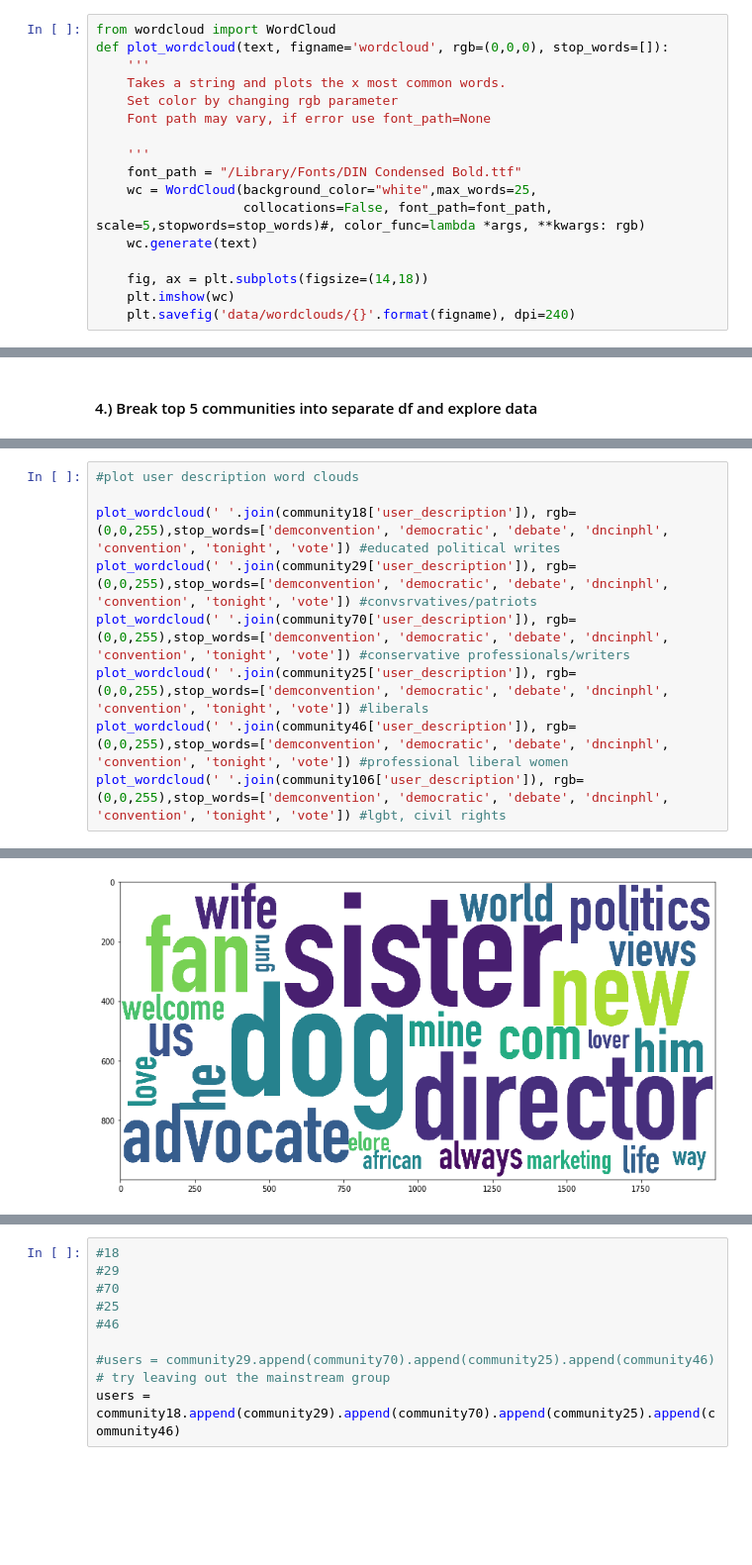
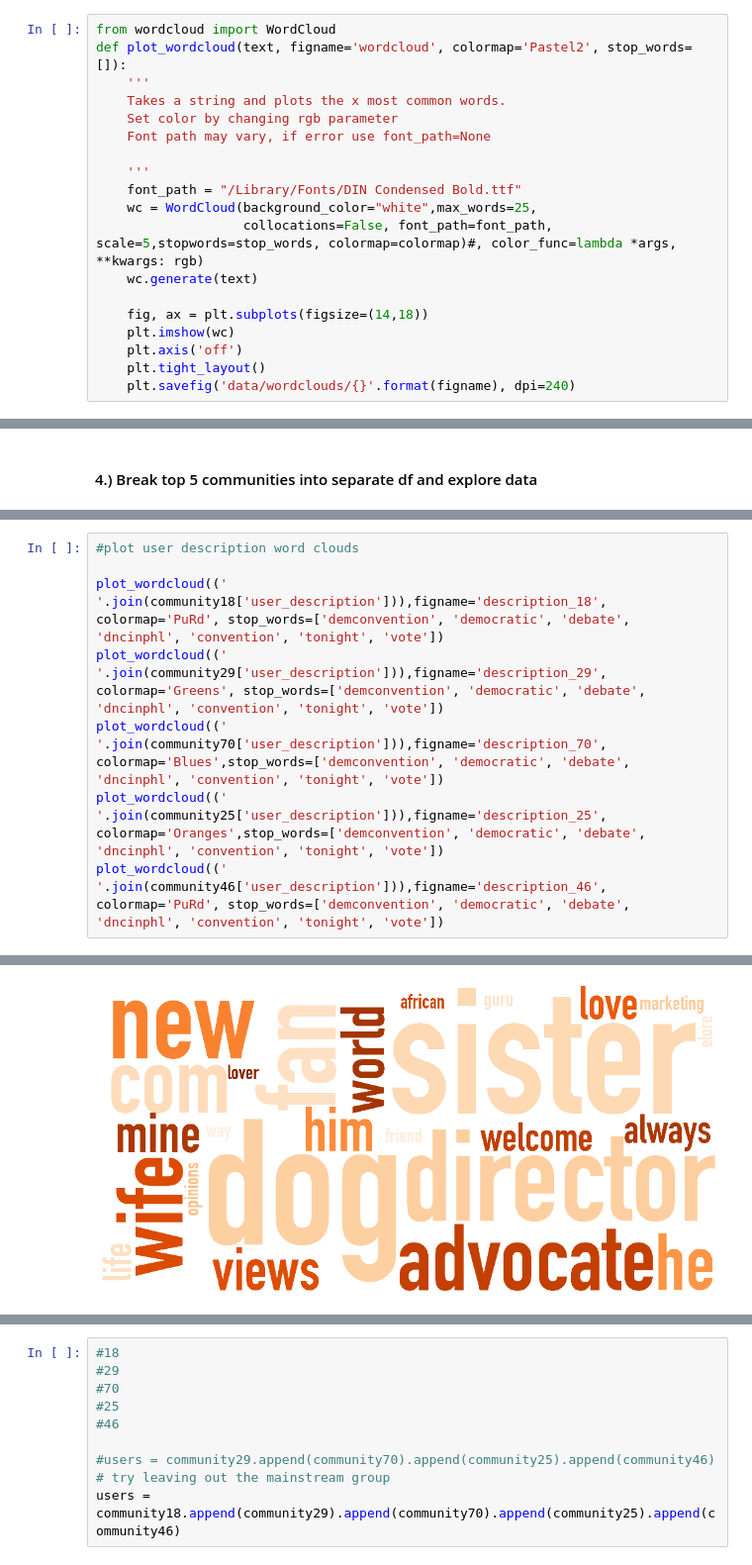
Before and after one commit to jakemull13/Network-Analysis-of-Political-Communites-on-Twitter, a Jupyter notebook: EDA.ipynb, the cells around one changed output, grey strips where cells are left out. Shown at 99% size. Cells and saved outputs as stored; diff of their text form; blank space fills up the shorter version.

```diff
--- a/EDA.ipynb
+++ b/EDA.ipynb
@@ -10,7 +10,7 @@ def lower_df_text(df, text_columns):
 # Generating Wordclouds
 # %%
 from wordcloud import WordCloud
-def plot_wordcloud(text, figname='wordcloud', rgb=(0,0,0), stop_words=[]):
+def plot_wordcloud(text, figname='wordcloud', colormap='Pastel2', stop_words=[]):
     '''
     Takes a string and plots the x most common words.
     Set color by changing rgb parameter
@@ -19,11 +19,13 @@ def plot_wordcloud(text, figname='wordcloud', rgb=(0,0,0), stop_words=[]):
     '''
     font_path = "/Library/Fonts/DIN Condensed Bold.ttf"
     wc = WordCloud(background_color="white",max_words=25,
-                   collocations=False, font_path=font_path, scale=5,stopwords=stop_words)#, color_func=lambda *args, **kwargs: rgb)
+                   collocations=False, font_path=font_path, scale=5,stopwords=stop_words, colormap=colormap)#, color_func=lambda *args, **kwargs: rgb)
     wc.generate(text)
 
     fig, ax = plt.subplots(figsize=(14,18))
     plt.imshow(wc)
+    plt.axis('off')
+    plt.tight_layout()
     plt.savefig('data/wordclouds/{}'.format(figname), dpi=240)
 # %% [markdown]
 # Generating Network Graphs
@@ -281,10 +281,9 @@ plot_wordcloud((' '.join(community106['combined_text'])), rgb=(0,0,255), stop_wo
 # %%
 #plot user description word clouds
 
-plot_wordcloud(' '.join(community18['user_description']), rgb=(0,0,255),stop_words=['demconvention', 'democratic', 'debate', 'dncinphl', 'convention', 'tonight', 'vote']) #educated political writes
-plot_wordcloud(' '.join(community29['user_description']), rgb=(0,0,255),stop_words=['demconvention', 'democratic', 'debate', 'dncinphl', 'convention', 'tonight', 'vote']) #convsrvatives/patriots
-plot_wordcloud(' '.join(community70['user_description']), rgb=(0,0,255),stop_words=['demconvention', 'democratic', 'debate', 'dncinphl', 'convention', 'tonight', 'vote']) #conservative professionals/writers
-plot_wordcloud(' '.join(community25['user_description']), rgb=(0,0,255),stop_words=['demconvention', 'democratic', 'debate', 'dncinphl', 'convention', 'tonight', 'vote']) #liberals
-plot_wordcloud(' '.join(community46['user_description']), rgb=(0,0,255),stop_words=['demconvention', 'democratic', 'debate', 'dncinphl', 'convention', 'tonight', 'vote']) #professional liberal women
-plot_wordcloud(' '.join(community106['user_description']), rgb=(0,0,255),stop_words=['demconvention', 'democratic', 'debate', 'dncinphl', 'convention', 'tonight', 'vote']) #lgbt, civil rights
+plot_wordcloud((' '.join(community18['user_description'])),figname='description_18', colormap='PuRd', stop_words=['demconvention', 'democratic', 'debate', 'dncinphl', 'convention', 'tonight', 'vote'])
+plot_wordcloud((' '.join(community29['user_description'])),figname='description_29', colormap='Greens', stop_words=['demconvention', 'democratic', 'debate', 'dncinphl', 'convention', 'tonight', 'vote'])
+plot_wordcloud((' '.join(community70['user_description'])),figname='description_70', colormap='Blues',stop_words=['demconvention', 'democratic', 'debate', 'dncinphl', 'convention', 'tonight', 'vote'])
+plot_wordcloud((' '.join(community25['user_description'])),figname='description_25', colormap='Oranges',stop_words=['demconvention', 'democratic', 'debate', 'dncinphl', 'convention', 'tonight', 'vote'])
+plot_wordcloud((' '.join(community46['user_description'])),figname='description_46', colormap='PuRd', stop_words=['demconvention', 'democratic', 'debate', 'dncinphl', 'convention', 'tonight', 'vote'])
 # %% [output]
@@ -294 +293 @@ plot_wordcloud(' '.join(community106['user_description']), rgb=(0,0,255),stop_wo
-[figure, old version]
+[figure, new version]
```
Also changed, not shown: parts of 11 cells of this notebook, 21 other files.
